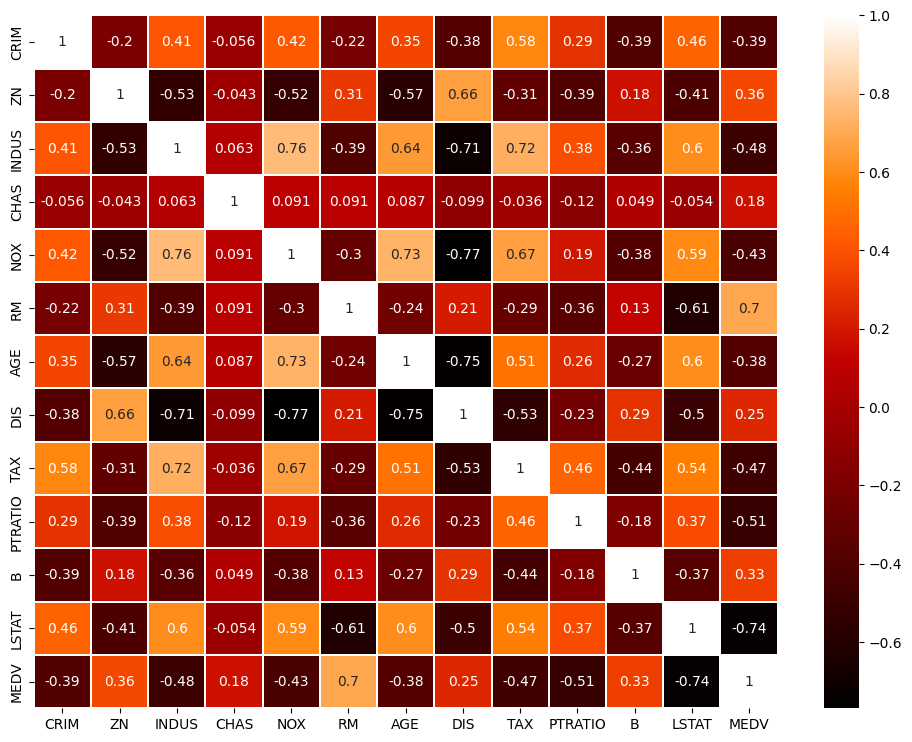
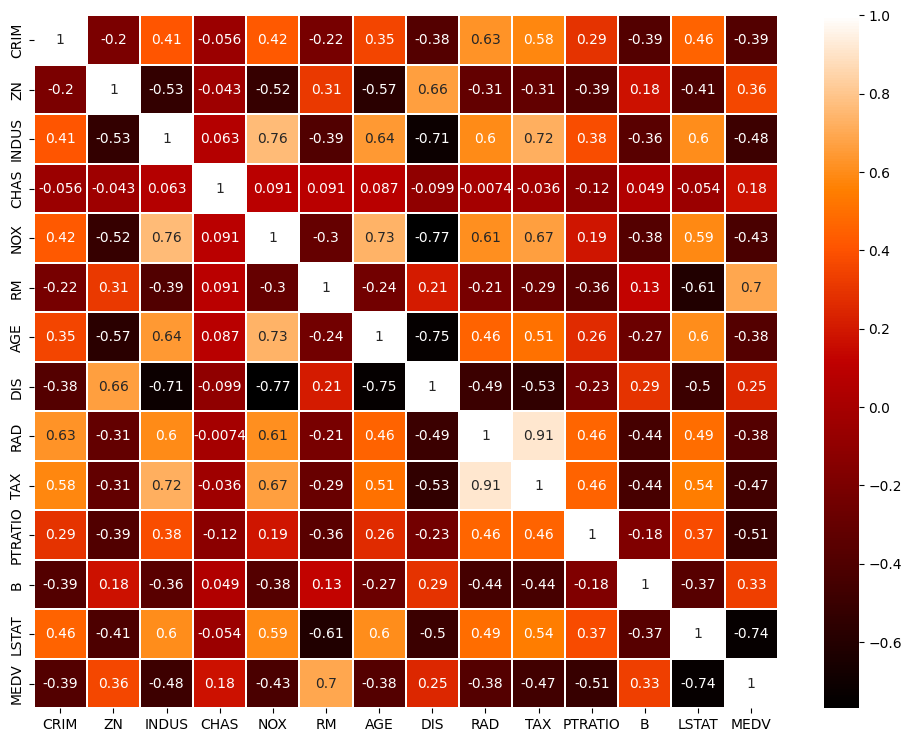
The notebook cell's code change between the first figure and the second:
--- before
+++ after
@@ -4,5 +4,7 @@
 plt.figure(figsize=(12,9))
 
+sns.heatmap(df_boston.corr(),linewidths=0.2,vmax=1, cmap=colormap, linecolor='white', annot=True)
+plt.show()
 
-sns.heatmap(df_boston_corr,linewidths=0.2,vmax=1, cmap=colormap, linecolor='white', annot=True)
-plt.show()
+# 분석
+# RAD와 TAX간의 다중공선성 문제가 의심됨.

Commit: commit